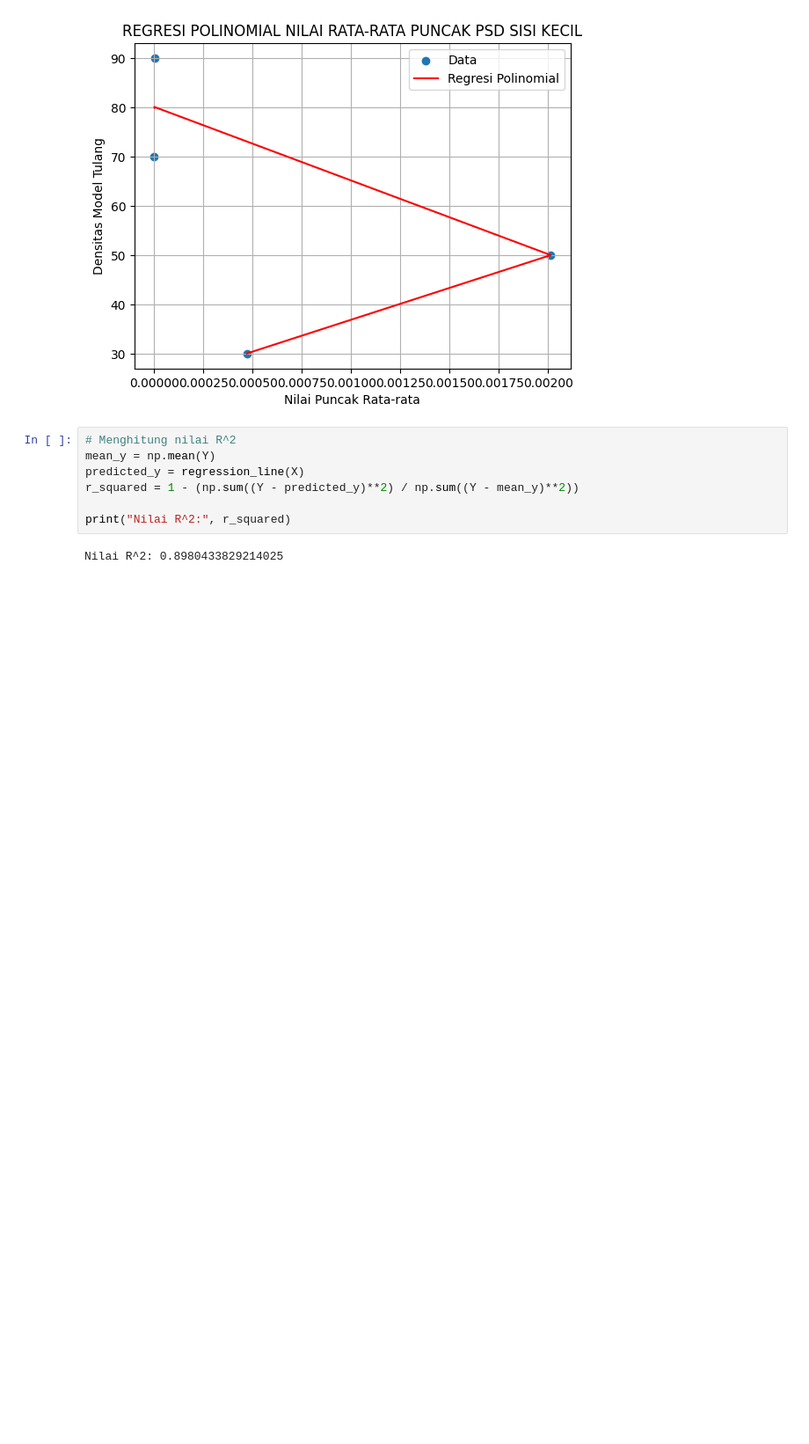
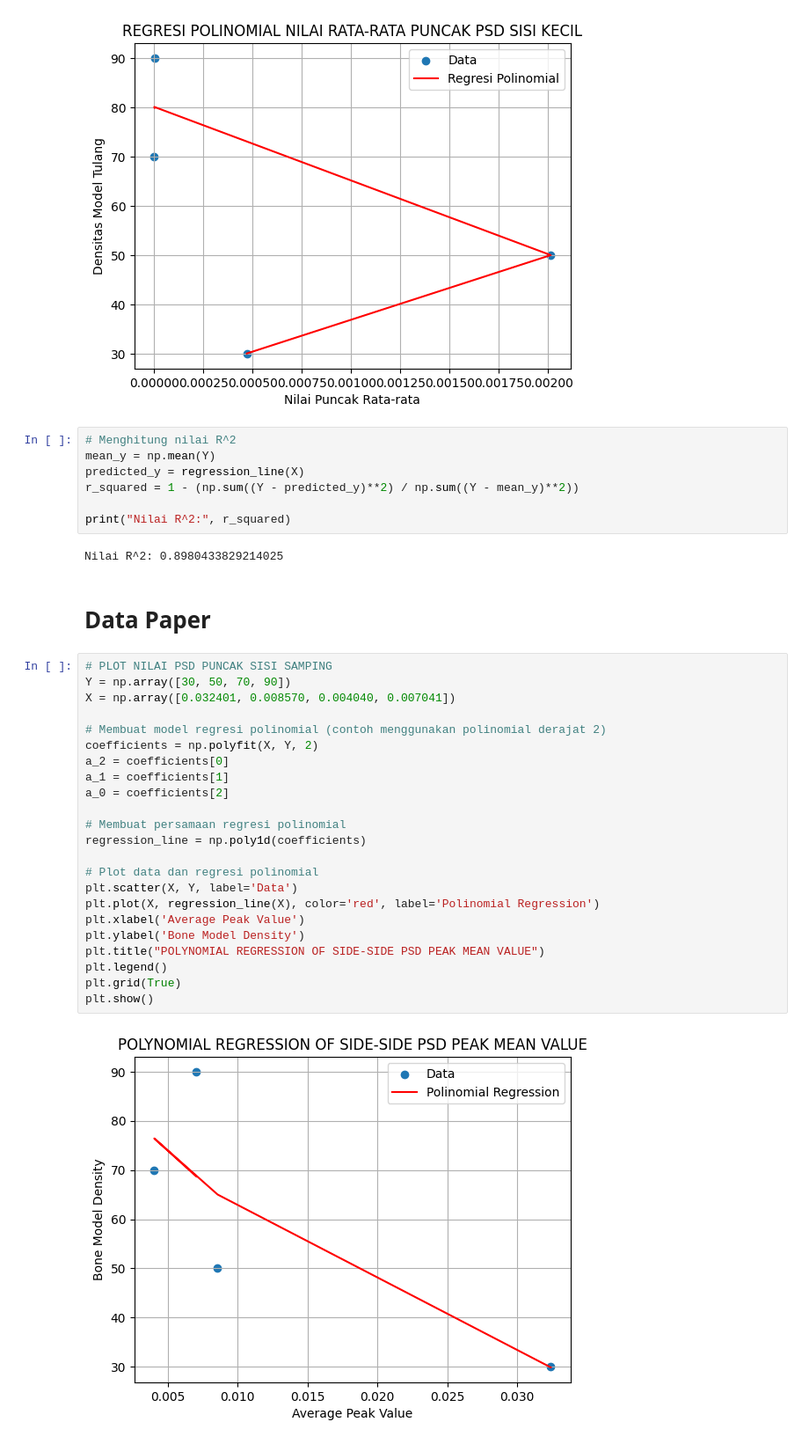
Before and after one commit to afalaudn/ta2023-boneusg, a Jupyter notebook: Data 6 Juli - Fix/Regresi Linier/Regresi-baru.ipynb, the cells around one changed output. Shown at 88% size. Cells and saved outputs as stored; diff of their text form; blank space fills up the shorter version.

```diff
--- a/Data 6 Juli - Fix/Regresi Linier/Regresi-baru.ipynb
+++ b/Data 6 Juli - Fix/Regresi Linier/Regresi-baru.ipynb
@@ -410,3 +410,30 @@ r_squared = 1 - (np.sum((Y - predicted_y)**2) / np.sum((Y - mean_y)**2))
 print("Nilai R^2:", r_squared)
 # %% [output]
 Nilai R^2: 0.8980433829214025
+# %% [markdown]
+# Data Paper
+# %%
+# PLOT NILAI PSD PUNCAK SISI SAMPING
+Y = np.array([30, 50, 70, 90])
+X = np.array([0.032401, 0.008570, 0.004040, 0.007041])
+
+# Membuat model regresi polinomial (contoh menggunakan polinomial derajat 2)
+coefficients = np.polyfit(X, Y, 2)
+a_2 = coefficients[0]
+a_1 = coefficients[1]
+a_0 = coefficients[2]
+
+# Membuat persamaan regresi polinomial
+regression_line = np.poly1d(coefficients)
+
+# Plot data dan regresi polinomial
+plt.scatter(X, Y, label='Data')
+plt.plot(X, regression_line(X), color='red', label='Polinomial Regression')
+plt.xlabel('Average Peak Value')
+plt.ylabel('Bone Model Density')
+plt.title("POLYNOMIAL REGRESSION OF SIDE-SIDE PSD PEAK MEAN VALUE")
+plt.legend()
+plt.grid(True)
+plt.show()
+# %% [output]
+[figure, added]
```
Also changed, not shown: parts of 1 cell of this notebook, 1 other file.
